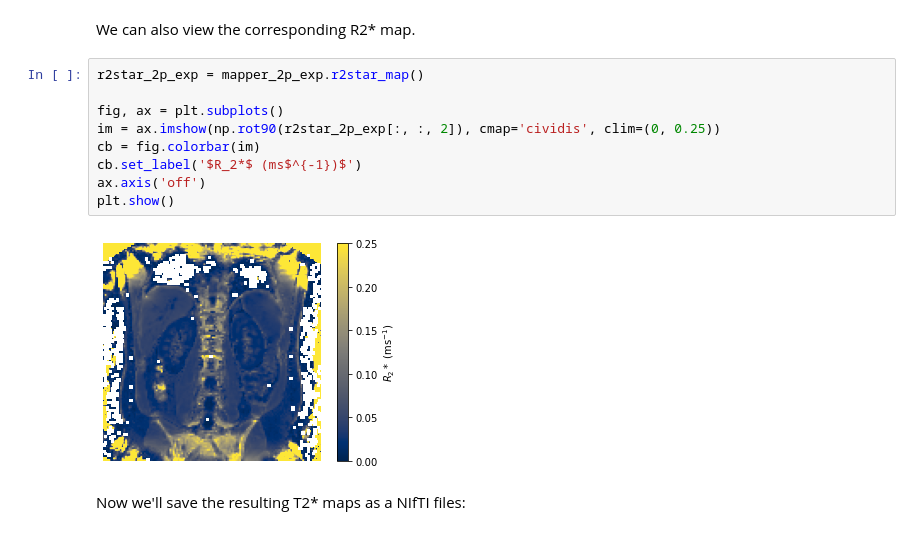
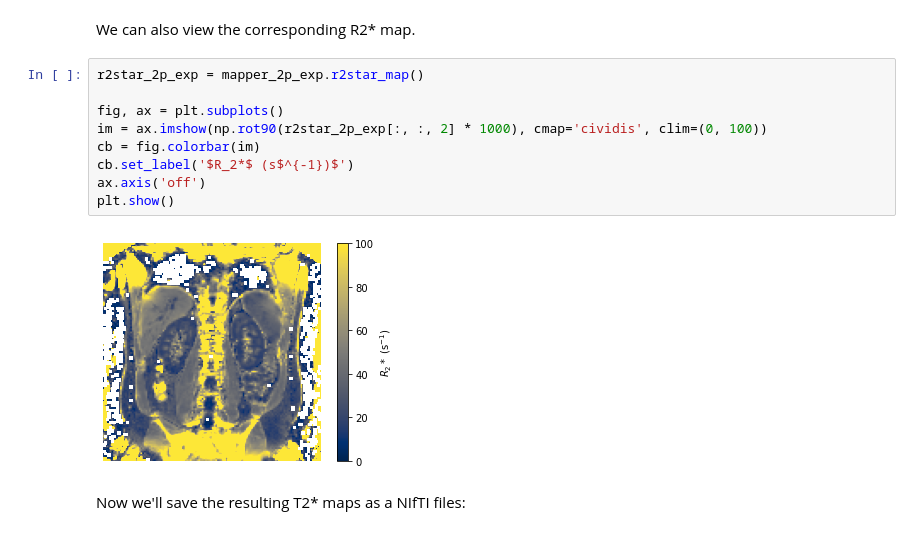
Before and after one commit to UKRIN-MAPS/ukat, a Jupyter notebook: tutorials/t2star_calculation.ipynb, the cells around one changed output. Saved outputs shown, nothing was run; the diff lists cells and outputs as text.

Commit message:
Remove warnings package and update R2* clim in notebook

```diff
--- a/tutorials/t2star_calculation.ipynb
+++ b/tutorials/t2star_calculation.ipynb
@@ -80,14 +79,14 @@ We can also view the corresponding R2* map.
 # %%
 r2star_2p_exp = mapper_2p_exp.r2star_map()
 
 fig, ax = plt.subplots()
-im = ax.imshow(np.rot90(r2star_2p_exp[:, :, 2]), cmap='cividis', clim=(0, 0.25))
+im = ax.imshow(np.rot90(r2star_2p_exp[:, :, 2] * 1000), cmap='cividis', clim=(0, 100))
 cb = fig.colorbar(im)
-cb.set_label('$R_2*$ (ms$^{-1})$')
+cb.set_label('$R_2*$ (s$^{-1})$')
 ax.axis('off')
 plt.show()
 # %% [output]
-[figure, old version]
+[figure, new version]
 # %% [markdown]
 Now we'll save the resulting T2* maps as a NIfTI files:
 # %%
```
Also changed, not shown: parts of 1 cell of this notebook.
